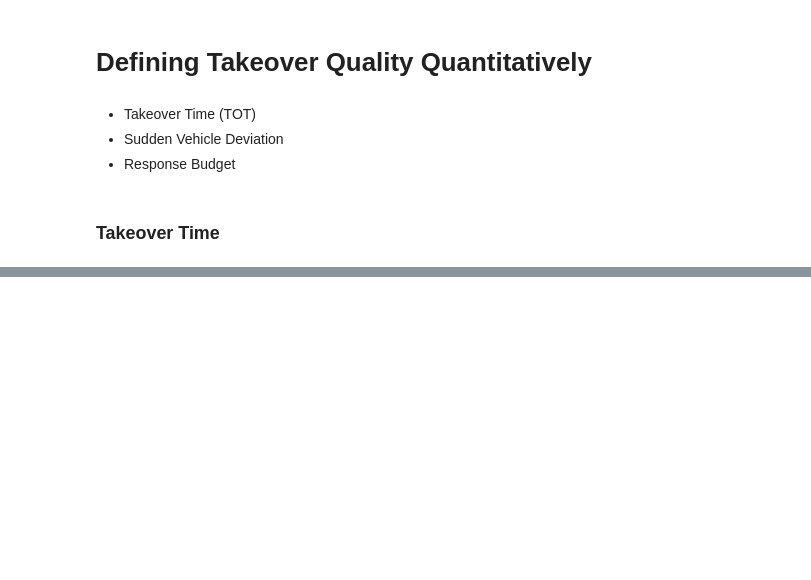
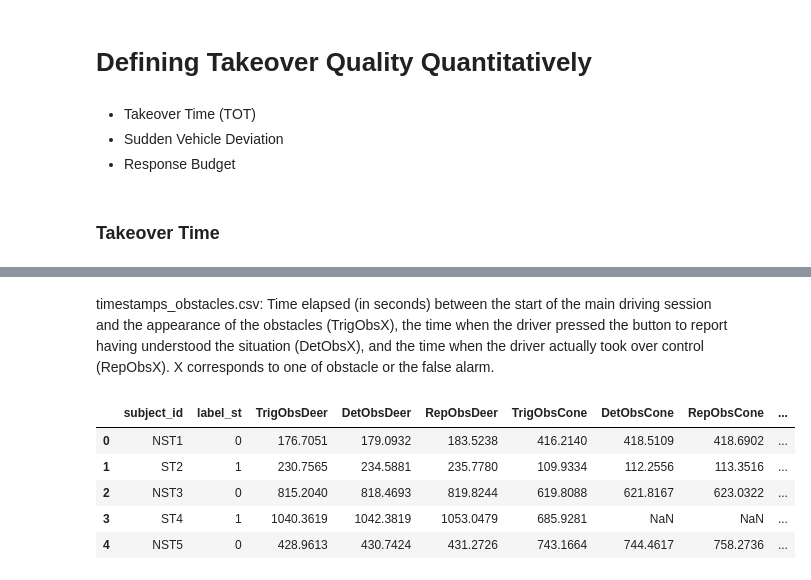
Before and after one commit to Joelmillr/Modeling-Takeover-Time, a Jupyter notebook: code/hmm.ipynb, the cells around one changed output, grey strips where cells are left out. Saved outputs shown, nothing was run; the diff lists cells and outputs as text; code cells hidden in the pictures; blank space fills up the shorter version.

```diff
--- a/code/hmm.ipynb
+++ b/code/hmm.ipynb
@@ -123,0 +171,14 @@ Why are the results I calculated different than the ones in the preprocessed dat
+# %% [markdown]
+timestamps_obstacles.csv: Time elapsed (in seconds) between the start of the main driving session and the appearance of the obstacles (TrigObsX), the time when the driver pressed the button to report having understood the situation (DetObsX), and the time when the driver actually took over control (RepObsX). X corresponds to one of obstacle or the false alarm.
+# %%
+obstacle_timestamps = pd.read_csv(
+    "../AdVitam/Exp2/Preprocessed/Physio and Driving/timestamps_obstacles.csv"
+)
+obstacle_timestamps.head()
+# %% [output]
+|  | subject_id | label_st | TrigObsDeer | DetObsDeer | RepObsDeer | TrigObsCone | DetObsCone | RepObsCone | ... |
+| 0 | NST1 | 0 | 176.7051 | 179.0932 | 183.5238 | 416.2140 | 418.5109 | 418.6902 | ... |
+| 1 | ST2 | 1 | 230.7565 | 234.5881 | 235.7780 | 109.9334 | 112.2556 | 113.3516 | ... |
+| 2 | NST3 | 0 | 815.2040 | 818.4693 | 819.8244 | 619.8088 | 621.8167 | 623.0322 | ... |
+| 3 | ST4 | 1 | 1040.3619 | 1042.3819 | 1053.0479 | 685.9281 | NaN | NaN | ... |
+| 4 | NST5 | 0 | 428.9613 | 430.7424 | 431.2726 | 743.1664 | 744.4617 | 758.2736 | ... |
```
Also changed, not shown: parts of 22 cells of this notebook, 4 other files.
